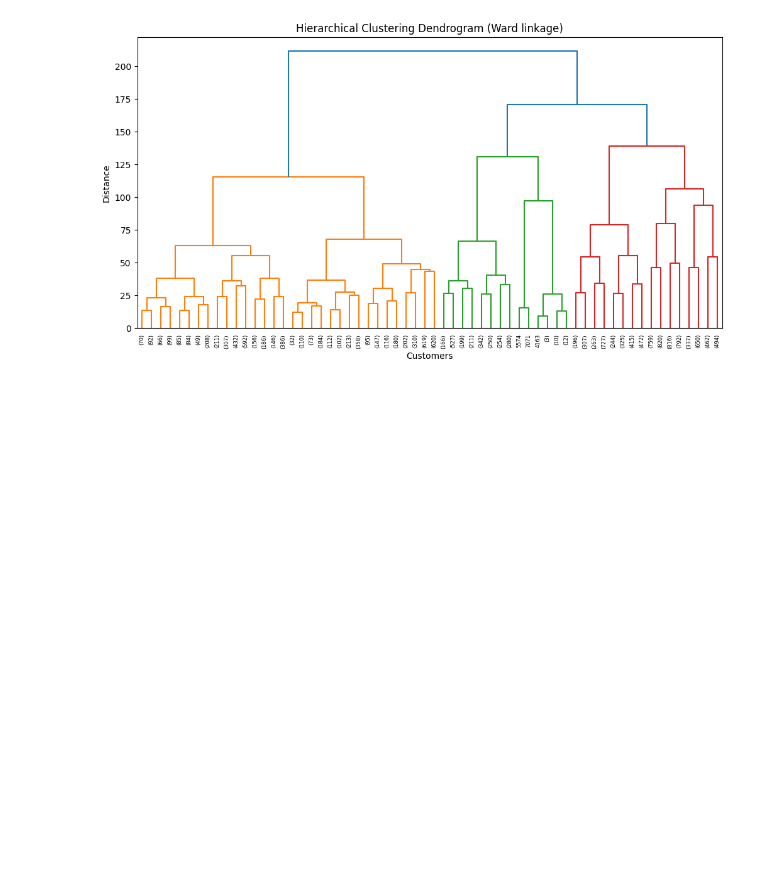
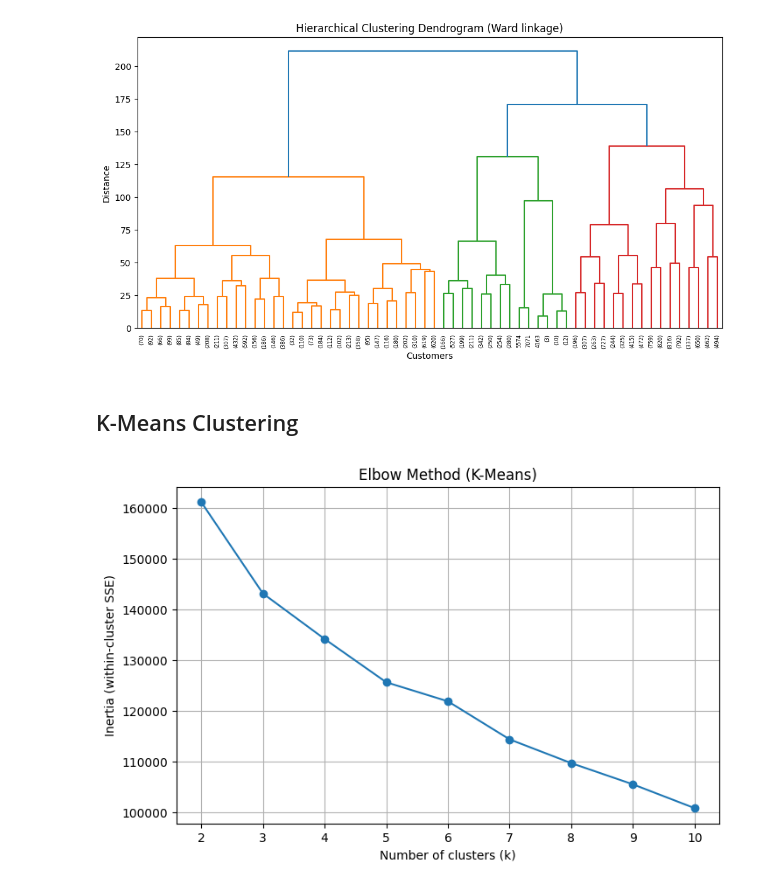
Before and after one commit to Tiana-Coker/customer-segmentation, a Jupyter notebook: notebooks/DMI_2526_Group_39_Notebook.ipynb, the cells around one changed output. Drawn from its saved outputs; the diff is of its cells as text; code cells hidden in the pictures; blank space fills up the shorter version.

Commit message:
finalize k-means clustering

```diff
--- a/notebooks/DMI_2526_Group_39_Notebook.ipynb
+++ b/notebooks/DMI_2526_Group_39_Notebook.ipynb
@@ -403,3 +403,25 @@ plt.ylabel("Distance")
 plt.show()
 # %% [output]
 [figure]
+# %% [markdown]
+## K-Means Clustering
+# %%
+from sklearn.cluster import KMeans
+
+inertias = []
+K_range = range(2, 11)
+
+for k in K_range:
+    km = KMeans(n_clusters=k, random_state=42, n_init=10)
+    km.fit(X_scaled)
+    inertias.append(km.inertia_)
+
+plt.figure(figsize=(8, 5))
+plt.plot(list(K_range), inertias, marker="o")
+plt.xlabel("Number of clusters (k)")
+plt.ylabel("Inertia (within-cluster SSE)")
+plt.title("Elbow Method (K-Means)")
+plt.grid(True)
+plt.show()
+# %% [output]
+[figure, added]
```
Also changed, not shown: parts of 2 cells of this notebook.
